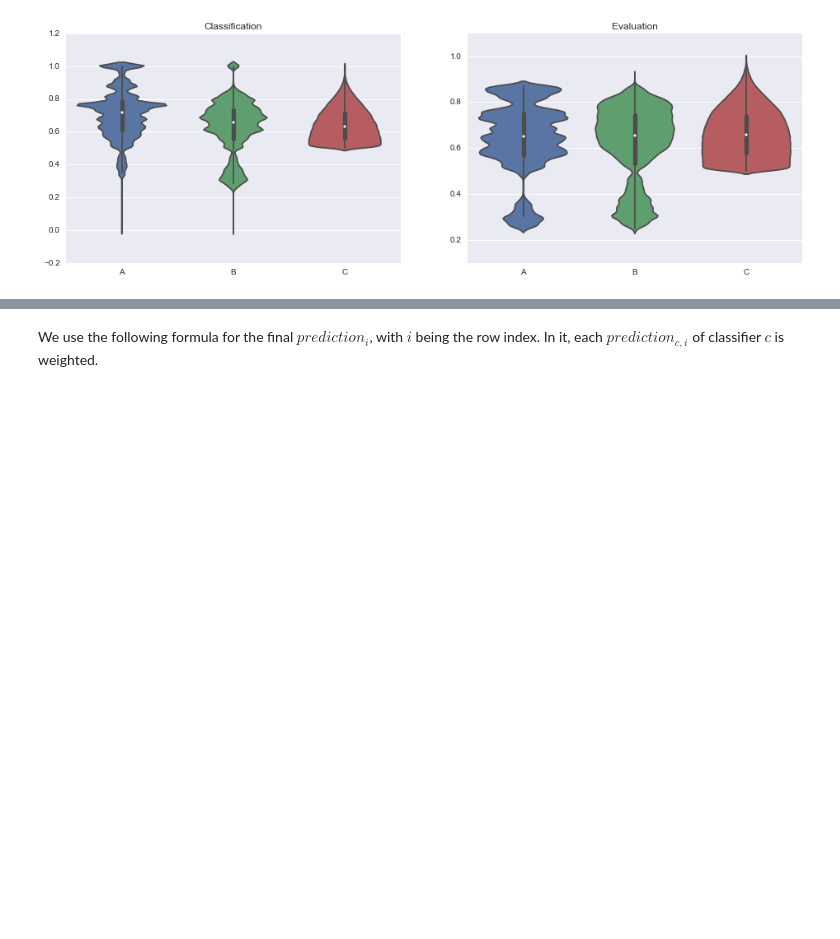
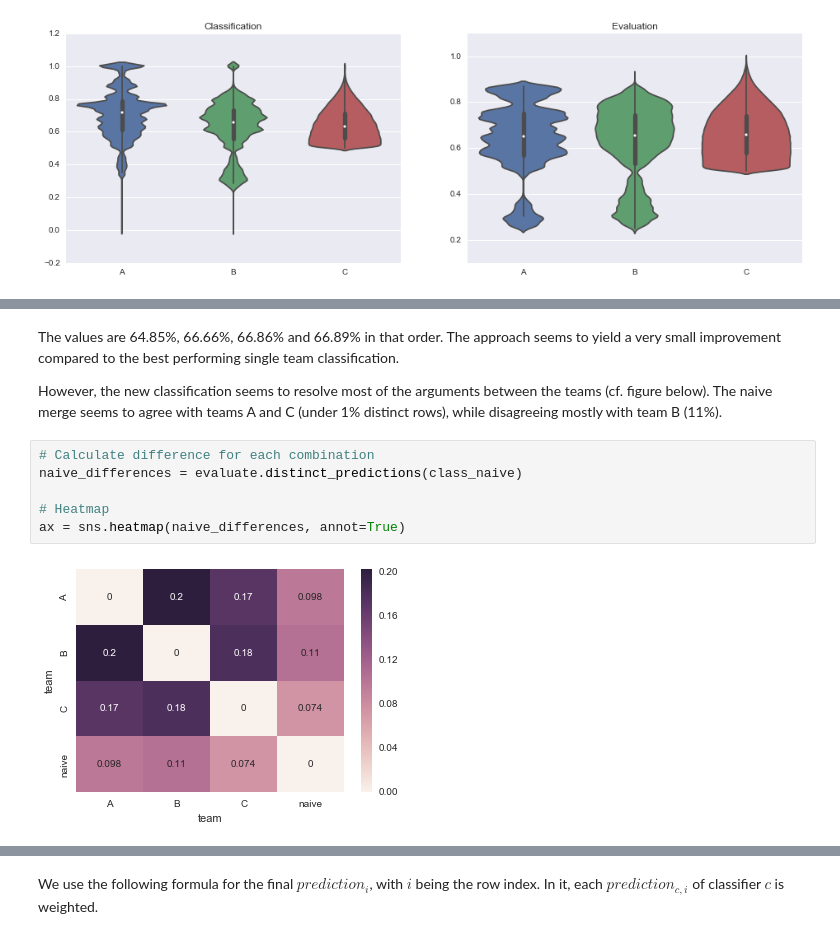
Before and after one commit to busfahren/dmc-results, a Jupyter notebook: merge.ipynb, the cells around one changed output, grey strips where cells are left out. Saved outputs shown, nothing was run; the diff lists cells and outputs as text; blank space fills up the shorter version.

```diff
--- a/merge.ipynb
+++ b/merge.ipynb
@@ -54,0 +80,12 @@ confidence_plot(class_imputed, test_imputed)
+# %% [markdown]
+The values are 64.85%, 66.66%, 66.86% and 66.89% in that order. The approach seems to yield a very small improvement compared to the best performing single team classification.
+
+However, the new classification seems to resolve most of the arguments between the teams (cf. figure below). The naive merge seems to agree with teams A and C (under 1% distinct rows), while disagreeing mostly with team B (11%).
+# %%
+# Calculate difference for each combination
+naive_differences = evaluate.distinct_predictions(class_naive)
+
+# Heatmap
+ax = sns.heatmap(naive_differences, annot=True)
+# %% [output]
+[figure, added]
```
Also changed, not shown: parts of 23 cells of this notebook, 3 other files.
